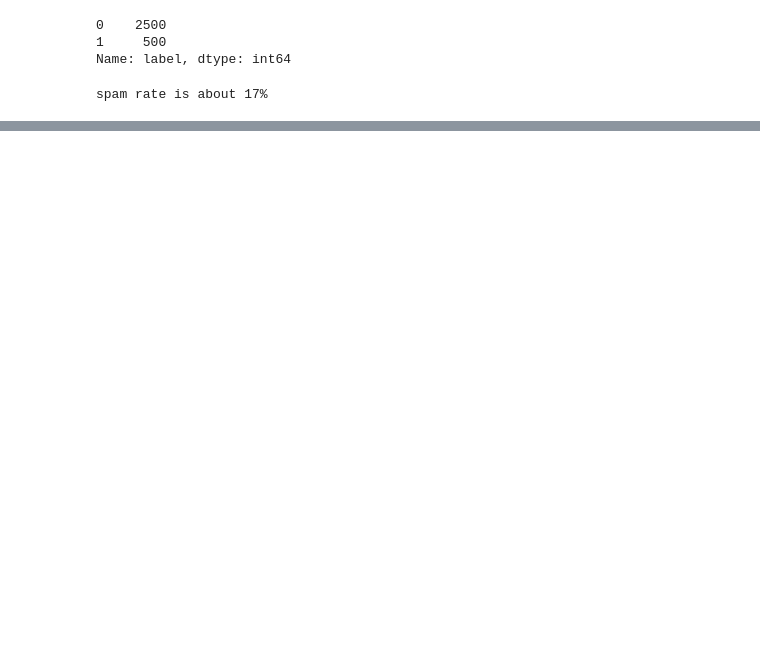
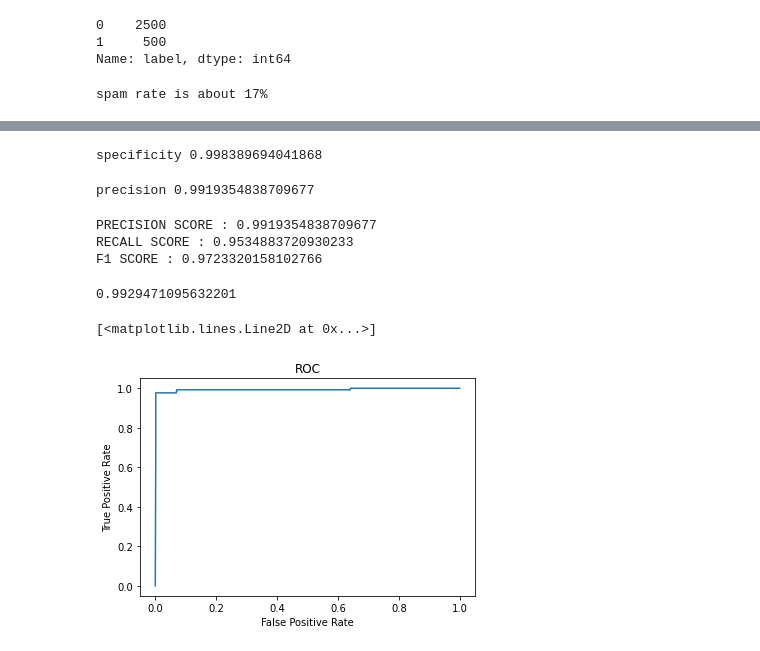
Before and after one commit to sumanjitmoshat/ClassicalML, a Jupyter notebook: Naive_Bayes_bases_Email_Classifier.ipynb, the cells around one changed output, grey strips where cells are left out. Drawn from its saved outputs; the diff is of its cells as text; code cells hidden in the pictures; blank space fills up the shorter version.

```diff
--- a/Naive_Bayes_bases_Email_Classifier.ipynb
+++ b/Naive_Bayes_bases_Email_Classifier.ipynb
@@ -43,0 +92,3 @@ spam rate is about 17%
+# %%
+# fitting the vectorizer on train values.
+vect.fit(X_train.astype('U').values)
@@ -43,0 +128,4 @@ spam rate is about 17%
+# %%
+# transforming the X_train and X_test
+X_train_transformed = vect.transform(X_train.astype('U').values)
+X_test_transformed = vect.transform(X_test.astype('U').values)
@@ -43,0 +153,9 @@ spam rate is about 17%
+# %%
+# initializing the model
+mnb = MultinomialNB()
+# fit
+mnb.fit(X_train_transformed,y_train)
+# predict class
+y_pred_class = mnb.predict(X_test_transformed)
+# predict probabilities
+y_pred_proba = mnb.predict_proba(X_test_transformed)
@@ -43,0 +194,38 @@ spam rate is about 17%
+# %%
+# checking specificity
+specificity = TN / float(TN + FP)
+print("specificity",specificity)
+# %% [output]
+specificity 0.998389694041868
+# %%
+# checking precision
+precision = TP / float(TP + FP)
+print("precision",precision)
+# %% [output]
+precision 0.9919354838709677
+# %%
+print("PRECISION SCORE :",metrics.precision_score(y_test, y_pred_class))
+print("RECALL SCORE :", metrics.recall_score(y_test, y_pred_class))
+print("F1 SCORE :",metrics.f1_score(y_test, y_pred_class))
+# %% [output]
+PRECISION SCORE : 0.9919354838709677
+RECALL SCORE : 0.9534883720930233
+F1 SCORE : 0.9723320158102766
+# %%
+# creating the ROC curve
+false_positive_rate, true_positive_rate, thresholds = roc_curve(y_test, y_pred_proba[:,1])
+roc_auc = auc(false_positive_rate, true_positive_rate)
+# %%
+print (roc_auc)
+# %% [output]
+0.9929471095632201
+# %%
+# plotting the ROC curve
+%matplotlib inline
+plt.ylabel('True Positive Rate')
+plt.xlabel('False Positive Rate')
+plt.title('ROC')
+plt.plot(false_positive_rate, true_positive_rate)
+# %% [output]
+[<matplotlib.lines.Line2D at 0x...>]
+[figure, added]
```
Also changed, not shown: parts of 26 cells of this notebook.
